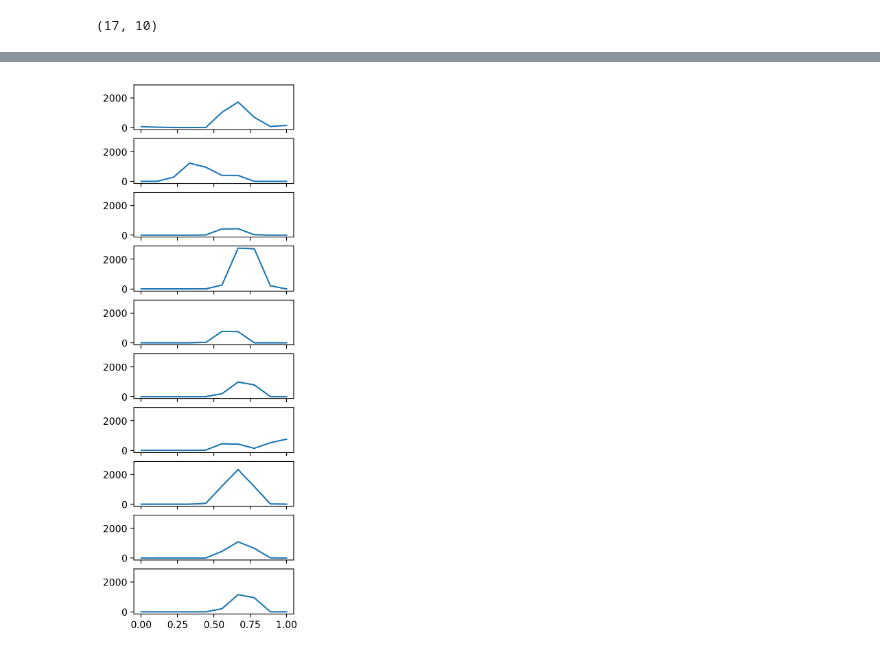
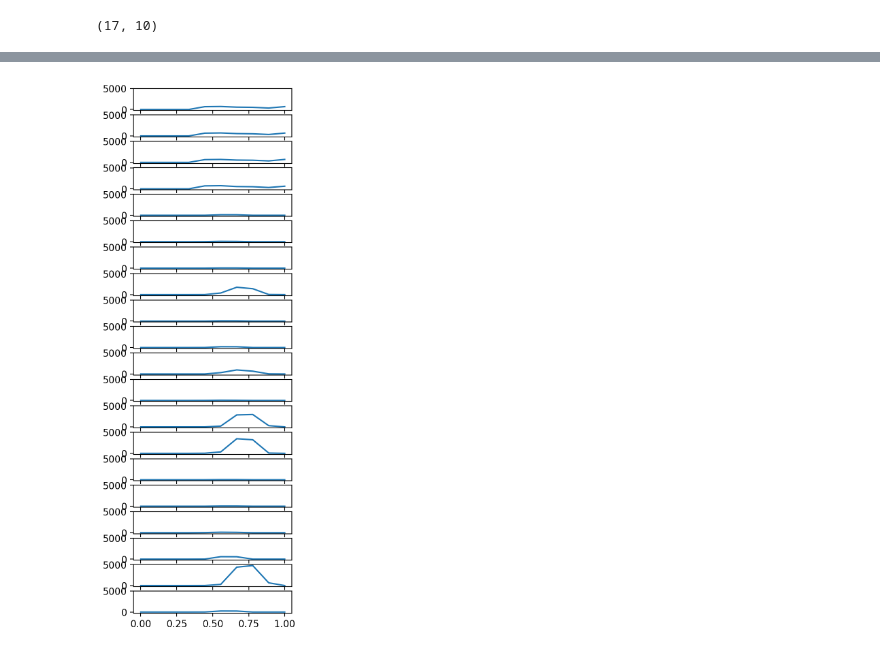
Before and after one commit to AurelienNioche/MAppAnalysis, a Jupyter notebook: notebooks/active_inference/main_13.ipynb, the cells around one changed output, grey strips where cells are left out. Drawn from its saved outputs; the diff is of its cells as text; code cells hidden in the pictures.

```diff
--- a/notebooks/active_inference/main_13.ipynb
+++ b/notebooks/active_inference/main_13.ipynb
@@ -402,7 +403,7 @@ ax.plot(n_components_range_beta, all_beta_scores, marker='o')
 best_beta_idx = np.argmin(all_beta_scores)
 best_beta_gmm = all_beta_gmm[best_beta_idx]
 
-n_sample_beta = 10 # This will be number of days that will be generated
+n_sample_beta = 100 # This will be number of days that will be generated
 
 samples_beta, _  = best_beta_gmm.sample(n_samples=n_sample_beta)
 # %%
@@ -444,10 +445,10 @@ for day in range(n_sample_beta):
     deriv_cum_steps_day = np.gradient(cum_steps_day, timestep + 1) / (timestep.size - 1)
     deriv_cum_steps[day] = deriv_cum_steps_day
 # %%
-fig, axes = plt.subplots(min(deriv_cum_steps.shape[0], 10), figsize=(3, 10), sharex=True, sharey=True)
+fig, axes = plt.subplots(min(deriv_cum_steps.shape[0], 20), figsize=(3, 10), sharex=True, sharey=True)
 for ax, activity in zip(axes, deriv_cum_steps):
     ax.plot(timestep, activity, color="C0")
     # ax.set_ylim(-70, np.max(deriv_cum_steps))
     ax.grid(False)
 # %% [output]
-[figure, old version]
+[figure, new version]
```
Also changed, not shown: parts of 2 cells of this notebook, 3 other files.
